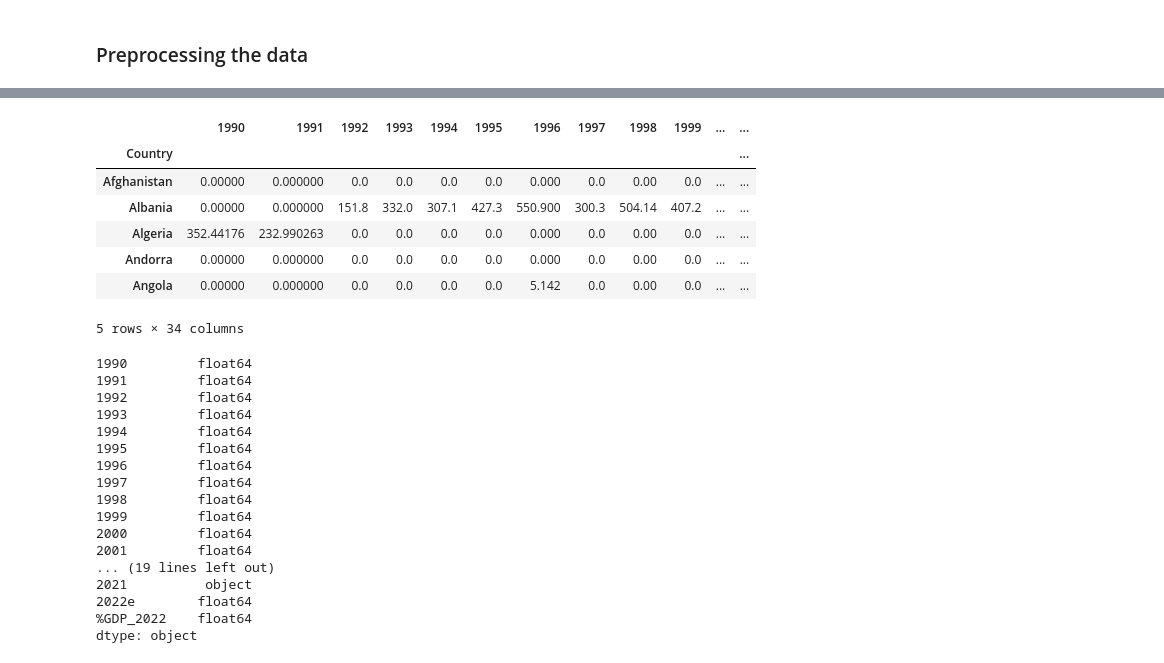
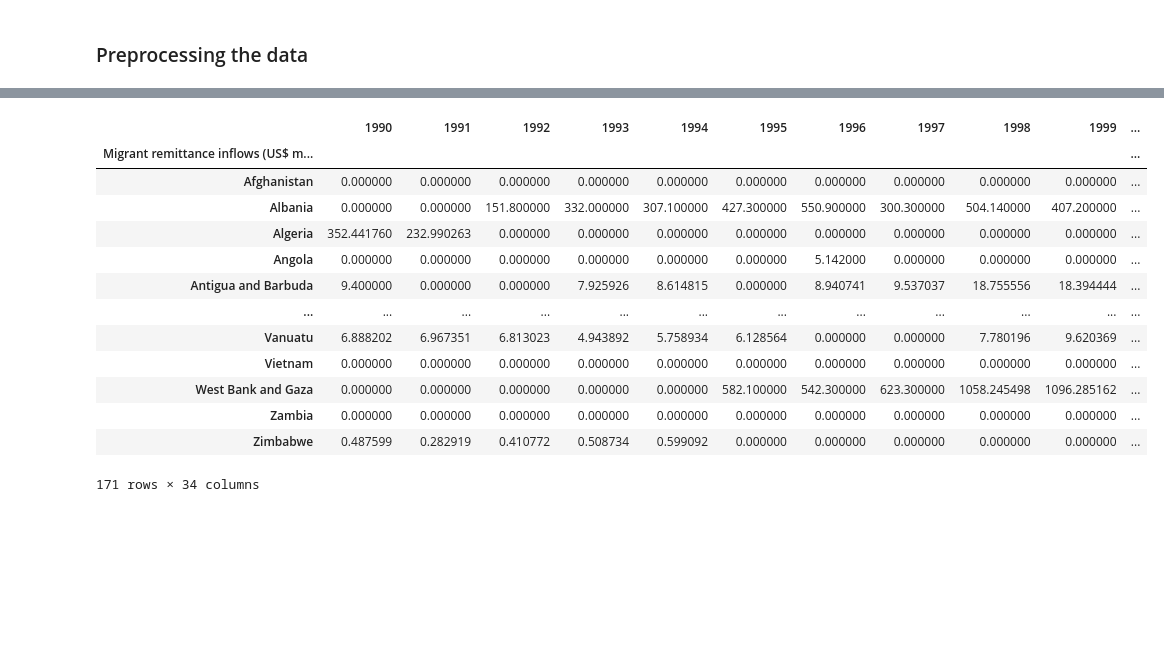
Before and after one commit to oakerekan/Bayes---Hamoye---Remittance-Pattern-and-Economic-development, a Jupyter notebook: Data_Cleaning_Remittance_Inflows.ipynb, the cells around one changed output, grey strips where cells are left out. Cells and saved outputs as stored; diff of their text form; code cells hidden in the pictures; blank space fills up the shorter version.

```diff
--- a/Data_Cleaning_Remittance_Inflows.ipynb
+++ b/Data_Cleaning_Remittance_Inflows.ipynb
@@ -72,0 +52,3 @@ memory usage: 61.9+ KB
+# %%
+# replace empty rows with NaN values
+inflow.replace('', np.nan, inplace=True)
@@ -141,36 +78,24 @@ df
-# %%
-# Impute missing values with zeros (0) in df
-df.fillna(0, inplace=True)
-df.head()
-# %% [output]
-|  | 1990 | 1991 | 1992 | 1993 | 1994 | 1995 | 1996 | 1997 | 1998 | 1999 | ... | ... |
-| Country |  |  |  |  |  |  |  |  |  |  |  | ... |
-| Afghanistan | 0.00000 | 0.000000 | 0.0 | 0.0 | 0.0 | 0.0 | 0.000 | 0.0 | 0.00 | 0.0 | ... | ... |
-| Albania | 0.00000 | 0.000000 | 151.8 | 332.0 | 307.1 | 427.3 | 550.900 | 300.3 | 504.14 | 407.2 | ... | ... |
-| Algeria | 352.44176 | 232.990263 | 0.0 | 0.0 | 0.0 | 0.0 | 0.000 | 0.0 | 0.00 | 0.0 | ... | ... |
-| Andorra | 0.00000 | 0.000000 | 0.0 | 0.0 | 0.0 | 0.0 | 0.000 | 0.0 | 0.00 | 0.0 | ... | ... |
-| Angola | 0.00000 | 0.000000 | 0.0 | 0.0 | 0.0 | 0.0 | 5.142 | 0.0 | 0.00 | 0.0 | ... | ... |
-5 rows × 34 columns
-# %%
-# Check data type of each column
-df.dtypes
-# %% [output]
-1990         float64
-1991         float64
-1992         float64
-1993         float64
-1994         float64
-1995         float64
-1996         float64
-1997         float64
-1998         float64
-1999         float64
-2000         float64
-2001         float64
-... (19 lines left out)
-2021          object
-2022e        float64
-%GDP_2022    float64
-dtype: object
+# %%
+# Remove all rows that have missing values
+inflow.dropna(inplace=True)
+
+# Selecting country names only
+inflow = inflow.iloc[:214, :]
+inflow
+# %% [output]
+|  | 1990 | 1991 | 1992 | 1993 | 1994 | 1995 | 1996 | 1997 | 1998 | 1999 | ... |
+| Migrant remittance inflows (US$ m... |  |  |  |  |  |  |  |  |  |  | ... |
+| Afghanistan | 0.000000 | 0.000000 | 0.000000 | 0.000000 | 0.000000 | 0.000000 | 0.000000 | 0.000000 | 0.000000 | 0.000000 | ... |
+| Albania | 0.000000 | 0.000000 | 151.800000 | 332.000000 | 307.100000 | 427.300000 | 550.900000 | 300.300000 | 504.140000 | 407.200000 | ... |
+| Algeria | 352.441760 | 232.990263 | 0.000000 | 0.000000 | 0.000000 | 0.000000 | 0.000000 | 0.000000 | 0.000000 | 0.000000 | ... |
+| Angola | 0.000000 | 0.000000 | 0.000000 | 0.000000 | 0.000000 | 0.000000 | 5.142000 | 0.000000 | 0.000000 | 0.000000 | ... |
+| Antigua and Barbuda | 9.400000 | 0.000000 | 0.000000 | 7.925926 | 8.614815 | 0.000000 | 8.940741 | 9.537037 | 18.755556 | 18.394444 | ... |
+| ... | ... | ... | ... | ... | ... | ... | ... | ... | ... | ... | ... |
+| Vanuatu | 6.888202 | 6.967351 | 6.813023 | 4.943892 | 5.758934 | 6.128564 | 0.000000 | 0.000000 | 7.780196 | 9.620369 | ... |
+| Vietnam | 0.000000 | 0.000000 | 0.000000 | 0.000000 | 0.000000 | 0.000000 | 0.000000 | 0.000000 | 0.000000 | 0.000000 | ... |
+| West Bank and Gaza | 0.000000 | 0.000000 | 0.000000 | 0.000000 | 0.000000 | 582.100000 | 542.300000 | 623.300000 | 1058.245498 | 1096.285162 | ... |
+| Zambia | 0.000000 | 0.000000 | 0.000000 | 0.000000 | 0.000000 | 0.000000 | 0.000000 | 0.000000 | 0.000000 | 0.000000 | ... |
+| Zimbabwe | 0.487599 | 0.282919 | 0.410772 | 0.508734 | 0.599092 | 0.000000 | 0.000000 | 0.000000 | 0.000000 | 0.000000 | ... |
+171 rows × 34 columns
 # %%
 # Convert string object to float64
```
Also changed, not shown: parts of 16 cells of this notebook.
